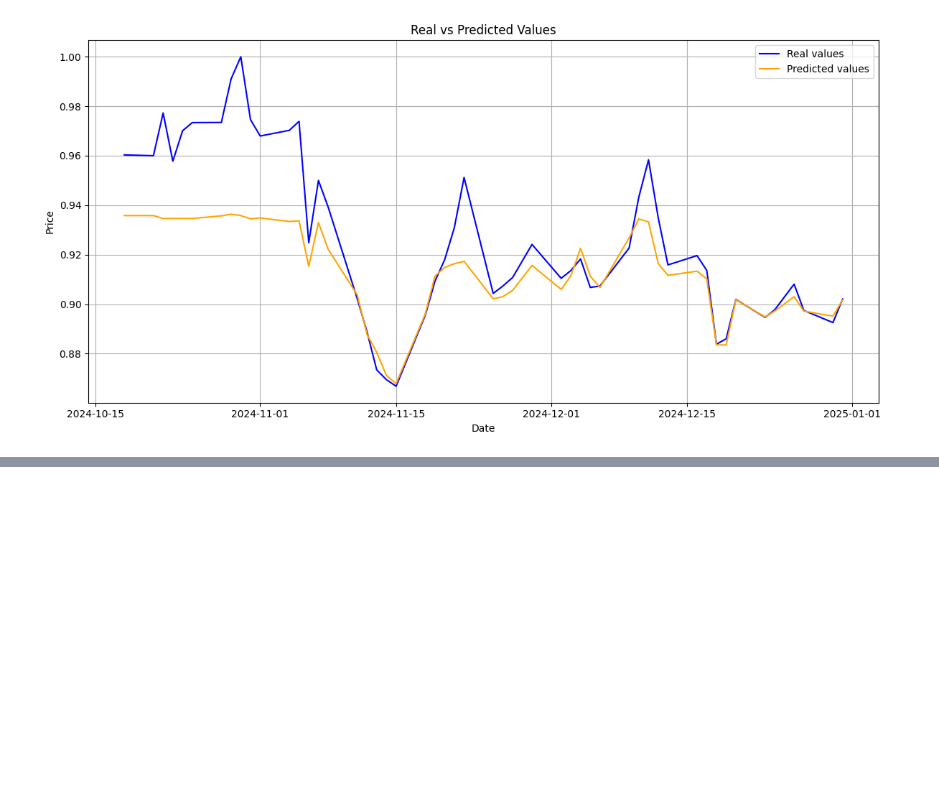
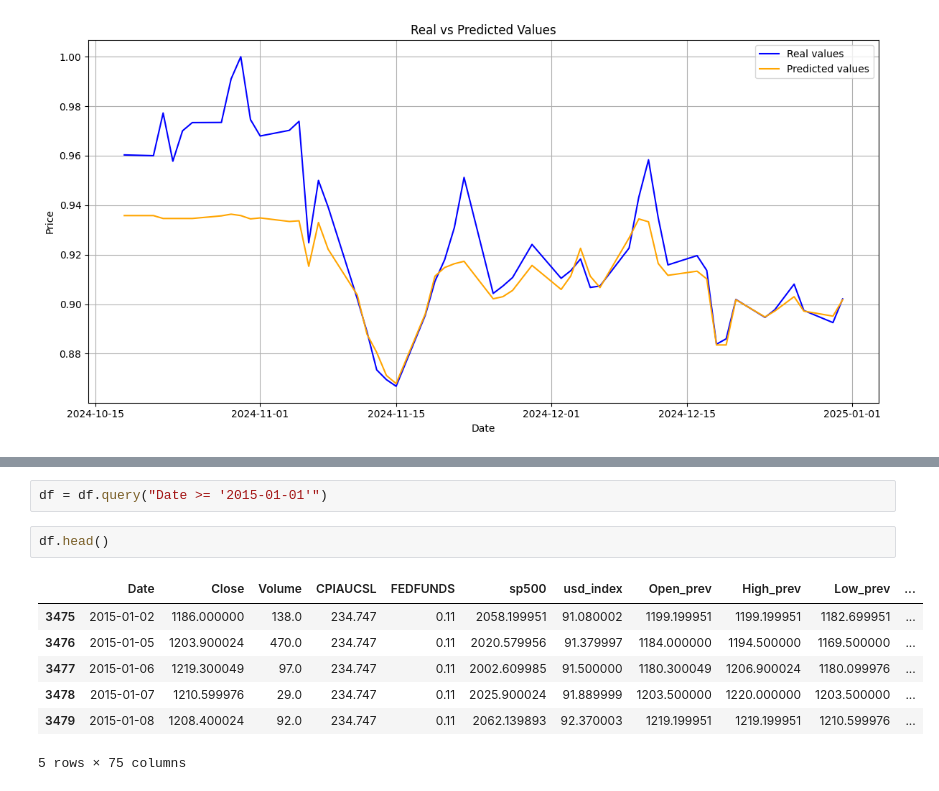
Before and after one commit to sejfovskienes/training_model, a Jupyter notebook: training/train11.ipynb, the cells around one changed output, grey strips where cells are left out. Drawn from its saved outputs; the diff is of its cells as text; blank space fills up the shorter version.

```diff
--- a/training/train11.ipynb
+++ b/training/train11.ipynb
@@ -64,0 +83,12 @@ Mean Squared Error: 0.0005
+# %%
+df = df.query("Date >= '2015-01-01'")
+# %%
+df.head()
+# %% [output]
+|  | Date | Close | Volume | CPIAUCSL | FEDFUNDS | sp500 | usd_index | Open_prev | High_prev | Low_prev | ... |
+| 3475 | 2015-01-02 | 1186.000000 | 138.0 | 234.747 | 0.11 | 2058.199951 | 91.080002 | 1199.199951 | 1199.199951 | 1182.699951 | ... |
+| 3476 | 2015-01-05 | 1203.900024 | 470.0 | 234.747 | 0.11 | 2020.579956 | 91.379997 | 1184.000000 | 1194.500000 | 1169.500000 | ... |
+| 3477 | 2015-01-06 | 1219.300049 | 97.0 | 234.747 | 0.11 | 2002.609985 | 91.500000 | 1180.300049 | 1206.900024 | 1180.099976 | ... |
+| 3478 | 2015-01-07 | 1210.599976 | 29.0 | 234.747 | 0.11 | 2025.900024 | 91.889999 | 1203.500000 | 1220.000000 | 1203.500000 | ... |
+| 3479 | 2015-01-08 | 1208.400024 | 92.0 | 234.747 | 0.11 | 2062.139893 | 92.370003 | 1219.199951 | 1219.199951 | 1210.599976 | ... |
+5 rows × 75 columns
```
Also changed, not shown: parts of 11 cells of this notebook.
